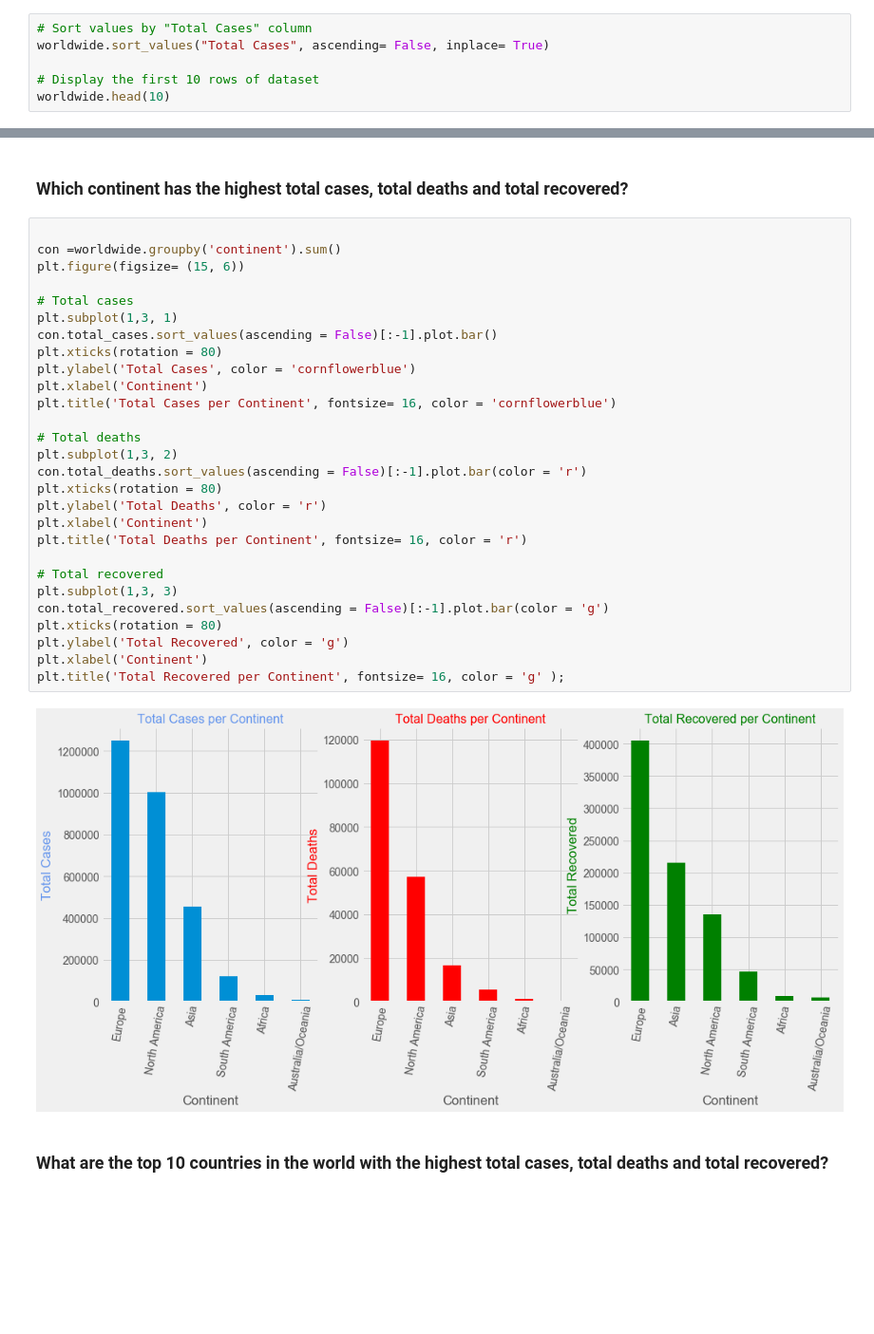
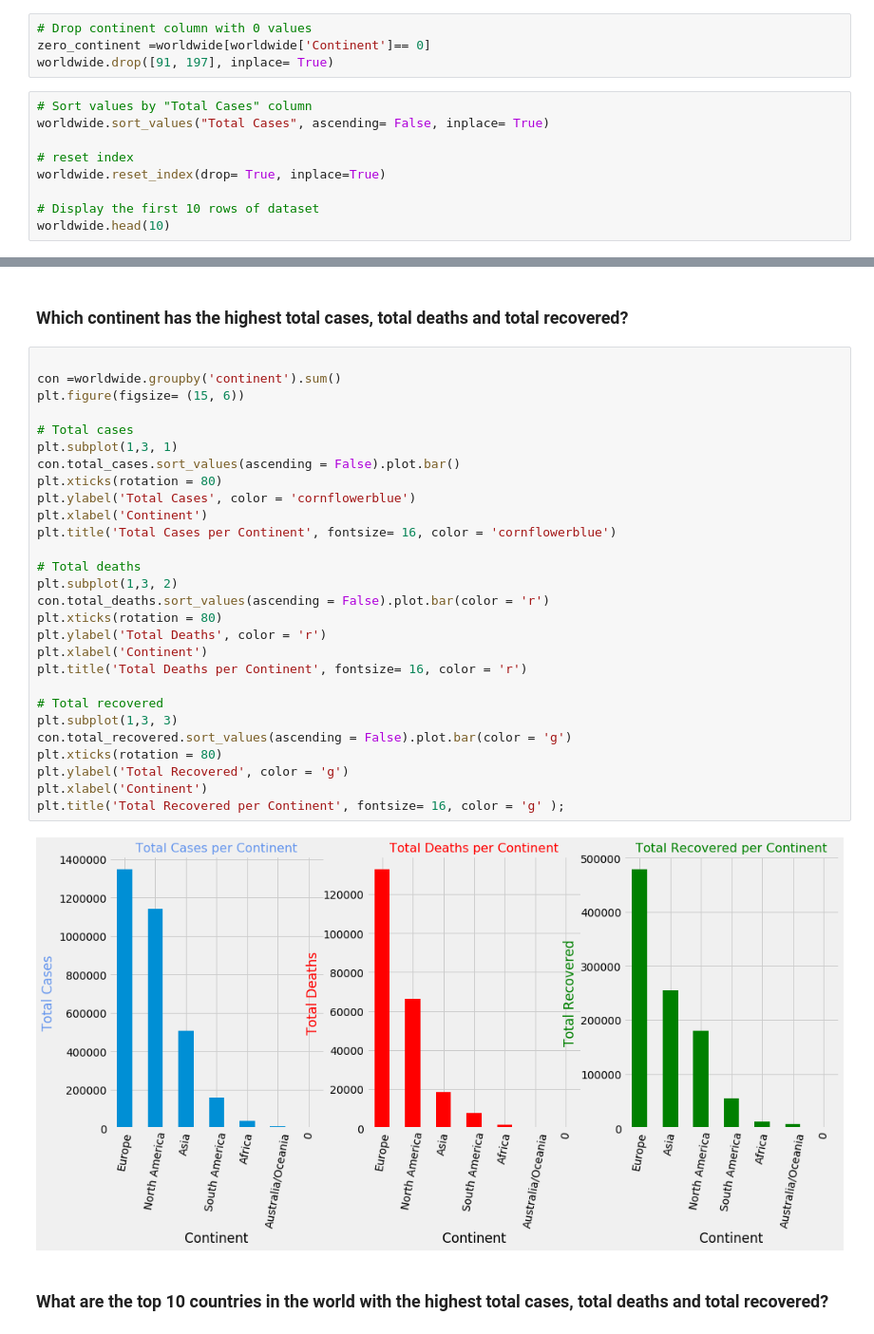
Before and after one commit to Choke3/COVID-19-Data-Analysis, a Jupyter notebook: COVID-19 Data Analysis.ipynb, the cells around one changed output, grey strips where cells are left out. Shown at 95% size. Saved outputs shown, nothing was run; the diff lists cells and outputs as text; blank space fills up the shorter version.

```diff
--- a/COVID-19 Data Analysis.ipynb
+++ b/COVID-19 Data Analysis.ipynb
@@ -276,10 +282,17 @@ Data columns (total 13 columns):
  12  Tests/1M pop        212 non-null    float64
 dtypes: float64(3), int32(8), object(2)
 memory usage: 15.0+ KB
+# %%
+# Drop continent column with 0 values
+zero_continent =worldwide[worldwide['Continent']== 0]
+worldwide.drop([91, 197], inplace= True)
 # %%
 # Sort values by "Total Cases" column
 worldwide.sort_values("Total Cases", ascending= False, inplace= True)
 
+# reset index
+worldwide.reset_index(drop= True, inplace=True)
+
 # Display the first 10 rows of dataset
 worldwide.head(10)
 # %% [output]
@@ -437,33 +450,33 @@ plt.title('Number of Countries Impacted by COVID-19 per Continent', fontsize = 1
 # %%
 
 con =worldwide.groupby('continent').sum()
 plt.figure(figsize= (15, 6))
 
 # Total cases
 plt.subplot(1,3, 1)
-con.total_cases.sort_values(ascending = False)[:-1].plot.bar()
+con.total_cases.sort_values(ascending = False).plot.bar()
 plt.xticks(rotation = 80)
 plt.ylabel('Total Cases', color = 'cornflowerblue')
 plt.xlabel('Continent')
 plt.title('Total Cases per Continent', fontsize= 16, color = 'cornflowerblue')
 
 # Total deaths
 plt.subplot(1,3, 2)
-con.total_deaths.sort_values(ascending = False)[:-1].plot.bar(color = 'r')
+con.total_deaths.sort_values(ascending = False).plot.bar(color = 'r')
 plt.xticks(rotation = 80)
 plt.ylabel('Total Deaths', color = 'r')
 plt.xlabel('Continent')
 plt.title('Total Deaths per Continent', fontsize= 16, color = 'r')
 
 # Total recovered
 plt.subplot(1,3, 3)
-con.total_recovered.sort_values(ascending = False)[:-1].plot.bar(color = 'g')
+con.total_recovered.sort_values(ascending = False).plot.bar(color = 'g')
 plt.xticks(rotation = 80)
 plt.ylabel('Total Recovered', color = 'g')
 plt.xlabel('Continent')
 plt.title('Total Recovered per Continent', fontsize= 16, color = 'g' );
 # %% [output]
-[figure, old version]
+[figure, new version]
 # %% [markdown]
 ### What are the top 10 countries in the world with the highest total cases, total deaths and total recovered?
 # %%
```
Also changed, not shown: parts of 15 cells of this notebook, 2 other files.
